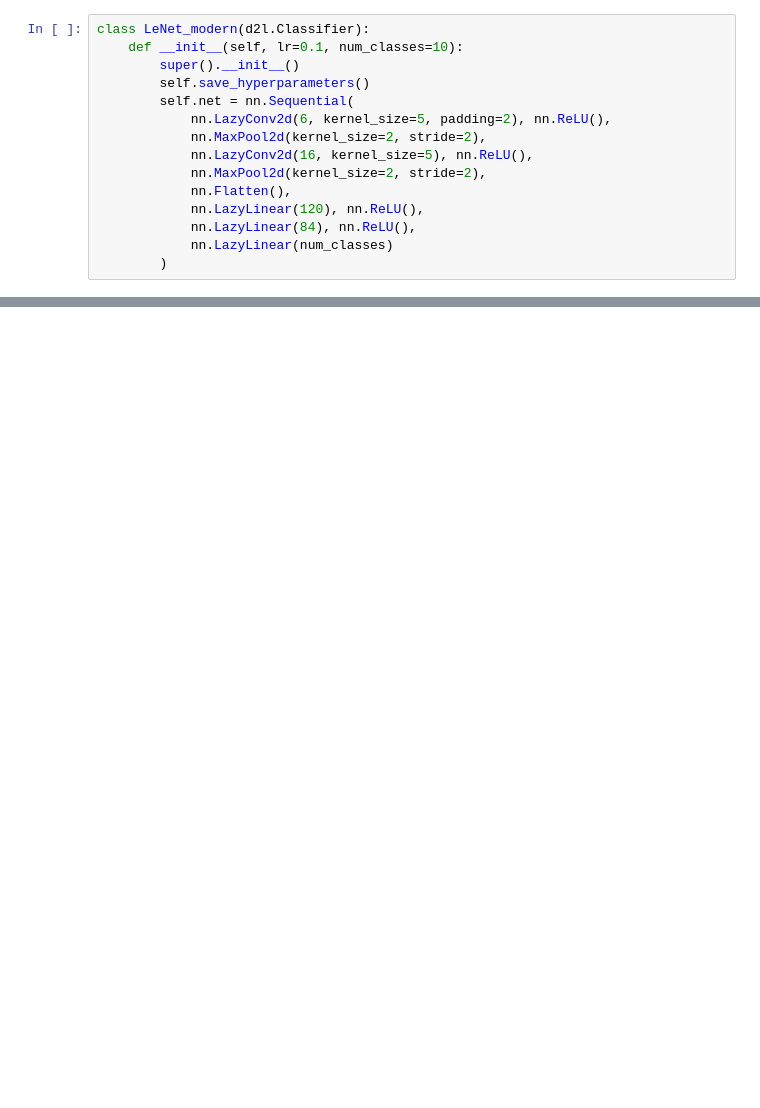
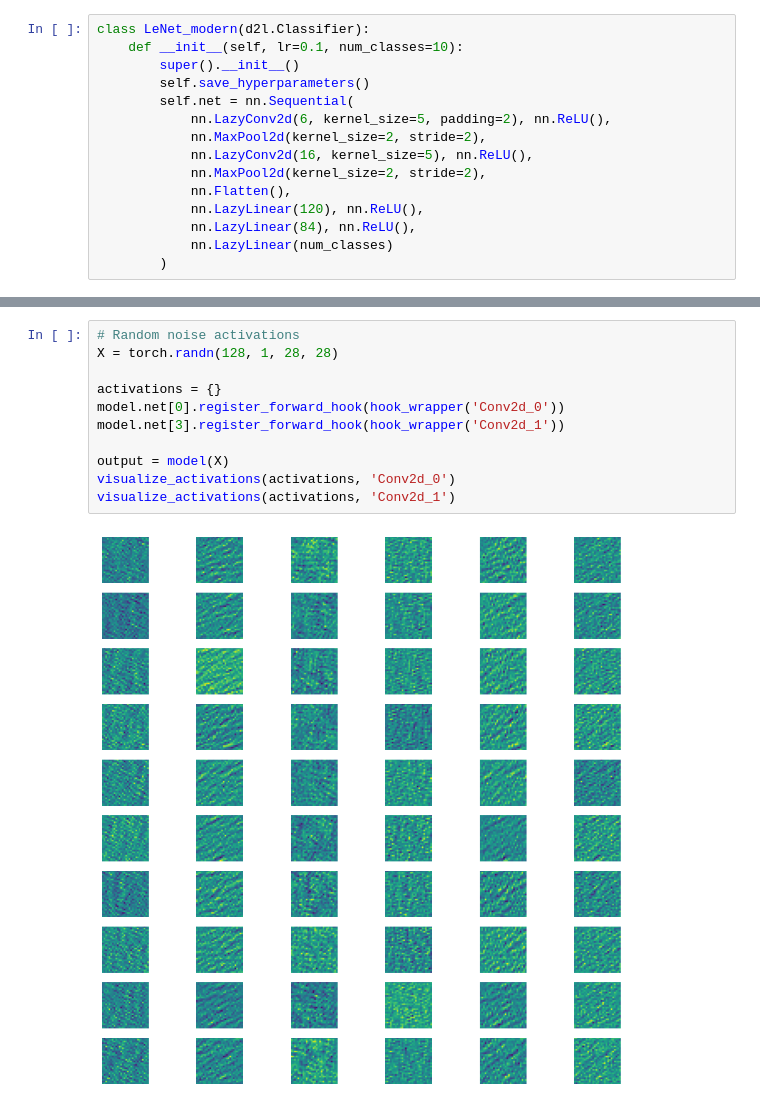
Before and after one commit to Peterfvn/CSCI492, a Jupyter notebook: Project1.ipynb, the cells around one changed output, grey strips where cells are left out. Saved outputs shown, nothing was run; the diff lists cells and outputs as text; blank space fills up the shorter version.

```diff
--- a/Project1.ipynb
+++ b/Project1.ipynb
@@ -106,0 +144,13 @@ test_loader = DataLoader(test_dataset, batch_size=128, shuffle=False)
+# %%
+# Random noise activations
+X = torch.randn(128, 1, 28, 28)
+
+activations = {}
+model.net[0].register_forward_hook(hook_wrapper('Conv2d_0'))
+model.net[3].register_forward_hook(hook_wrapper('Conv2d_1'))
+
+output = model(X)
+visualize_activations(activations, 'Conv2d_0')
+visualize_activations(activations, 'Conv2d_1')
+# %% [output]
+[figure, added]
```
Also changed, not shown: parts of 6 cells of this notebook.
